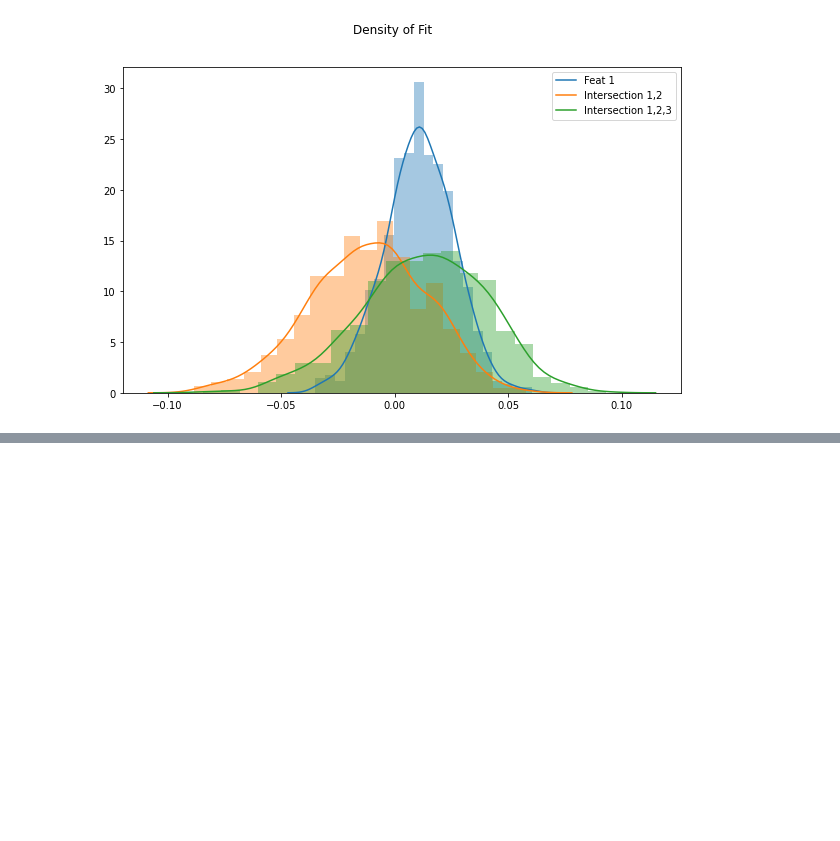
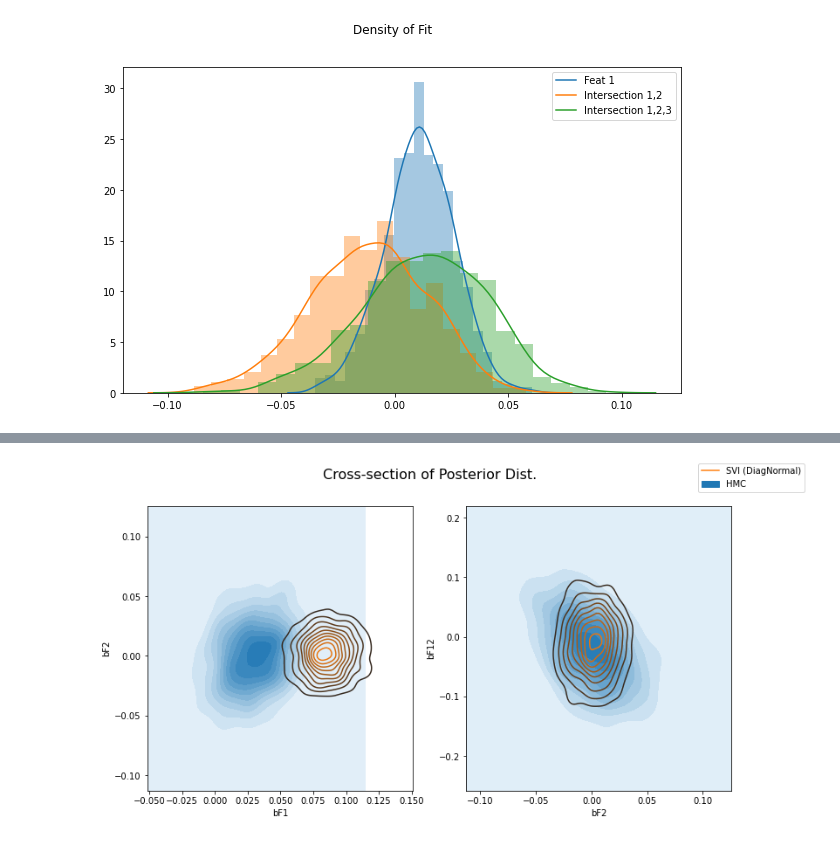
Before and after one commit to RMichae1/PyroStudies, a Jupyter notebook: PyTorch_BayesRegr.ipynb, the cells around one changed output, grey strips where cells are left out. Drawn from its saved outputs; the diff is of its cells as text; code cells hidden in the pictures; blank space fills up the shorter version.

```diff
--- a/PyTorch_BayesRegr.ipynb
+++ b/PyTorch_BayesRegr.ipynb
@@ -242,0 +406,19 @@ Text(0.5, 0.98, 'Density of Fit')
+# %%
+# compare densities of posterior distributions
+
+fig, axs = plt.subplots(nrows=1, ncols=2, figsize=(12,6))
+fig.suptitle("Cross-section of Posterior Dist.", fontsize=16)
+sns.kdeplot(hmc_samples["bF1"], hmc_samples["bF2"], ax=axs[0],
+           shade=True, label="HMC")
+sns.kdeplot(svi_samples["bF1"], svi_samples["bF2"], ax=axs[0],
+           label="SVI (DiagNormal)")
+sns.kdeplot(hmc_samples["bF2"], hmc_samples["bF12"], ax=axs[1],
+           shade=True, label="HMC")
+sns.kdeplot(svi_samples["bF2"], svi_samples["bF12"], ax=axs[1],
+           label="SVI (DiagNormal)")
+axs[0].set(xlabel="bF1", ylabel="bF2")
+axs[1].set(xlabel="bF2", ylabel="bF12")
+handles, labels = axs[1].get_legend_handles_labels()
+fig.legend(handles, labels, loc="upper right");
+# %% [output]
+[figure, added]
```
Also changed, not shown: parts of 11 cells of this notebook.
